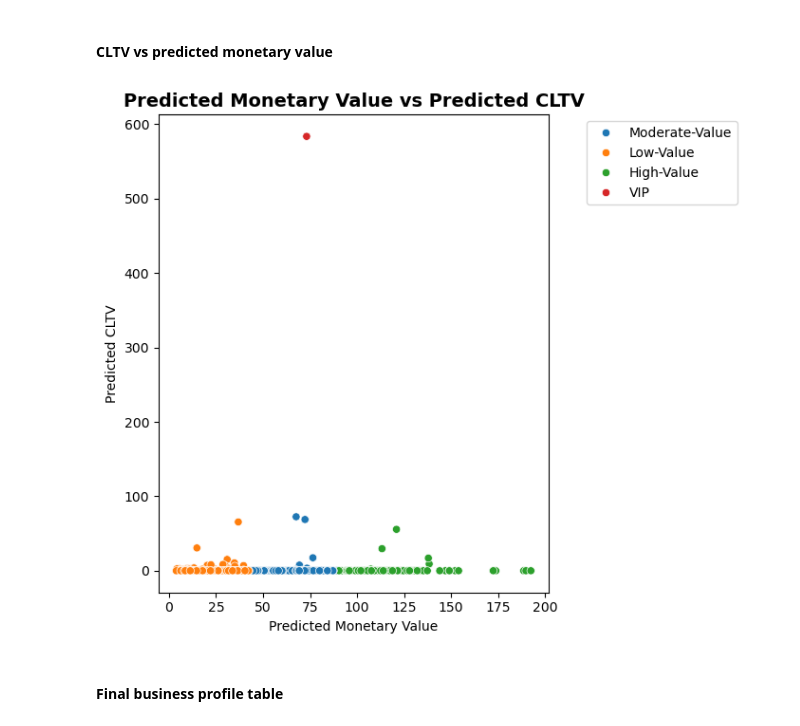
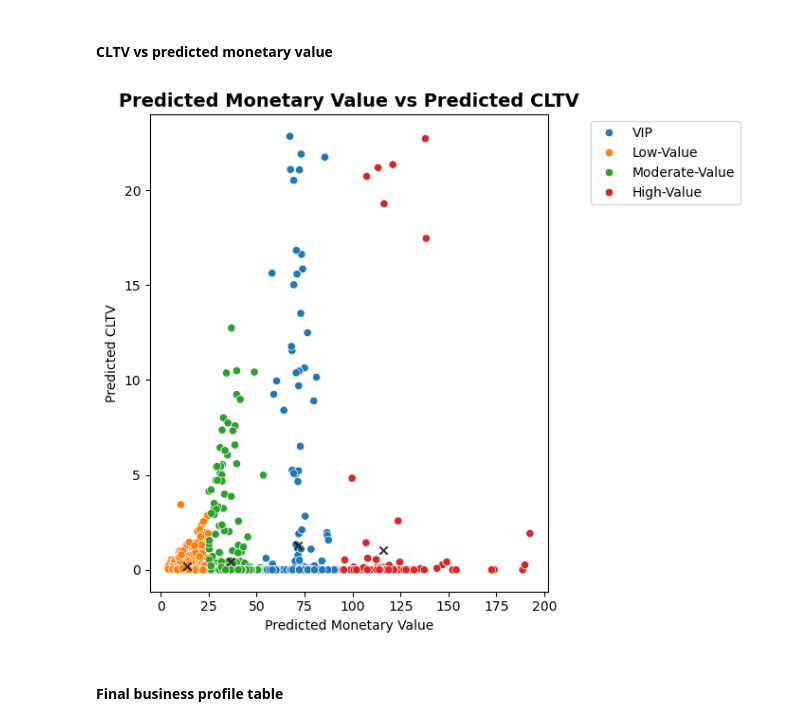
Before and after one commit to annugit1655/Customer-Behaviour-Analysis-with-CLTV, a Jupyter notebook: notebooks/04-CLTV-Probabilistic-models.ipynb, the cells around one changed output. Saved outputs shown, nothing was run; the diff lists cells and outputs as text; code cells hidden in the pictures.

```diff
--- a/notebooks/04-CLTV-Probabilistic-models.ipynb
+++ b/notebooks/04-CLTV-Probabilistic-models.ipynb
@@ -809,6 +790,6 @@ display(rfm_ggd.head())
 # %%
-# Selected columns for clustering
-# recency, frequency
-cols = ['Predicted_Purchases', 'Predicted_Avg_Monetary', 'Predicted_cltv']
-sns.pairplot(rfm_ggd[cols], diag_kind='kde')
-plt.show()
+# Selected columns for clustering : behaviour + predicted matrix
+
+cols = ['Predicted_Purchases', 'Predicted_Avg_Monetary', 'p_alive', 'Predicted_cltv']
+
+new_df = rfm_ggd[cols].copy()
@@ -827,7 +817,7 @@ wcss = []                           # Within-Cluster-Sum-of-Squares (WCSS)
 explained_variance = []
 n_cluster = []
 for k in range(1, 11):
-    kmeans = KMeans(n_clusters=k, random_state=42)
+    kmeans = KMeans(n_clusters=k, init='k-means++', random_state=42)
     kmeans.fit(new_df)
     inertias = kmeans.inertia_
     wcss.append(inertias)
@@ -849,7 +839,7 @@ fig, ax = plt.subplots(1, 2, figsize=(15, 5))
 # plot no. of clusters with variance explained
 ax[0].plot(range(1, 11), explained_variance, 'bo-')
 ax[0].set_xticks(range(1, 11))
-ax[0].axhline(y=0.88, color='r', ls='--', label='88% threshold')
+ax[0].axhline(y=0.91, color='r', ls='--', label='91% threshold')
 ax[0].set_xlabel('Number of Clusters (K)', fontsize=12, fontweight='bold')
 ax[0].set_ylabel('Variance Explained (%)', fontsize=12, fontweight='bold')
 ax[0].set_title('Variance Explained by K-means', fontsize=16, fontweight='bold', y=1.04)
@@ -1778,22 +1763,24 @@ plt.show()
 # %%
 plt.figure(figsize=(8, 6))
 
 sns.scatterplot(
     data=merged_df,
     x="Predicted_Avg_Monetary",
     y="Predicted_cltv",
     hue="Customer_Segment"
 )
 
+plt.scatter(centers[:, 1], centers[:, 3], marker = "x", color = "k", alpha = 0.8)
+
 plt.title("Predicted Monetary Value vs Predicted CLTV", fontdict={'size':14, 'weight':'bold'})
 plt.xlabel("Predicted Monetary Value")
 plt.ylabel("Predicted CLTV")
 plt.legend(loc='upper right',bbox_to_anchor=(1.5, 1))
 
 plt.tight_layout()
 plt.show()
 # %% [output]
-[figure, old version]
+[figure, new version]
 # %% [markdown]
 #### **Final business profile table**
 # %%
```
Also changed, not shown: parts of 78 cells of this notebook, 4 other files.
